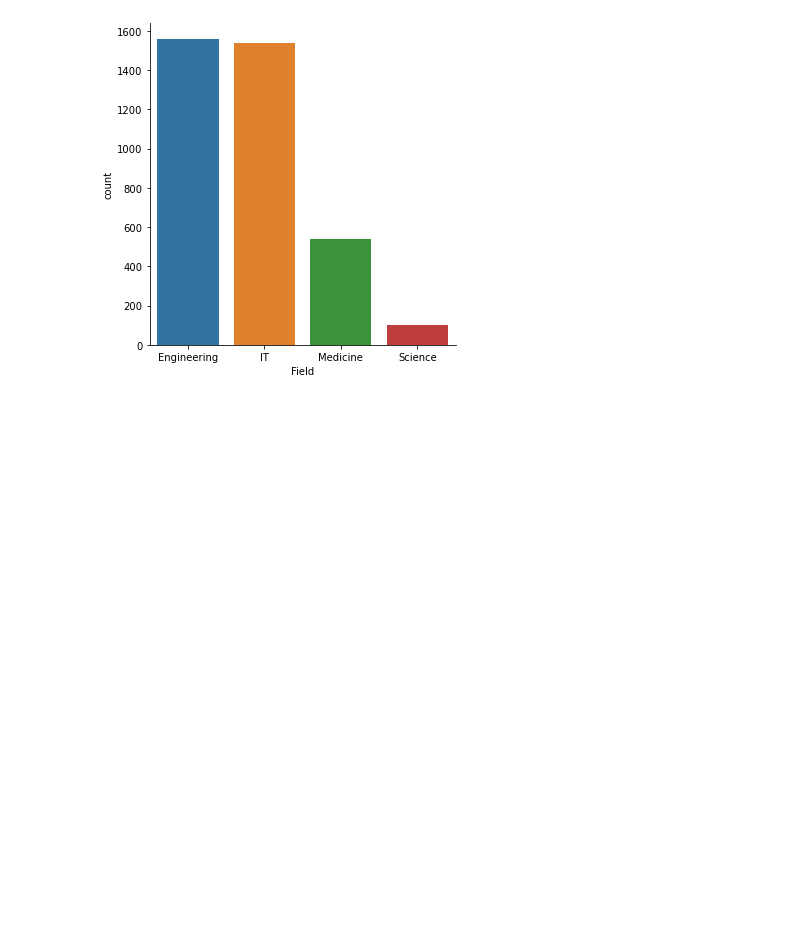
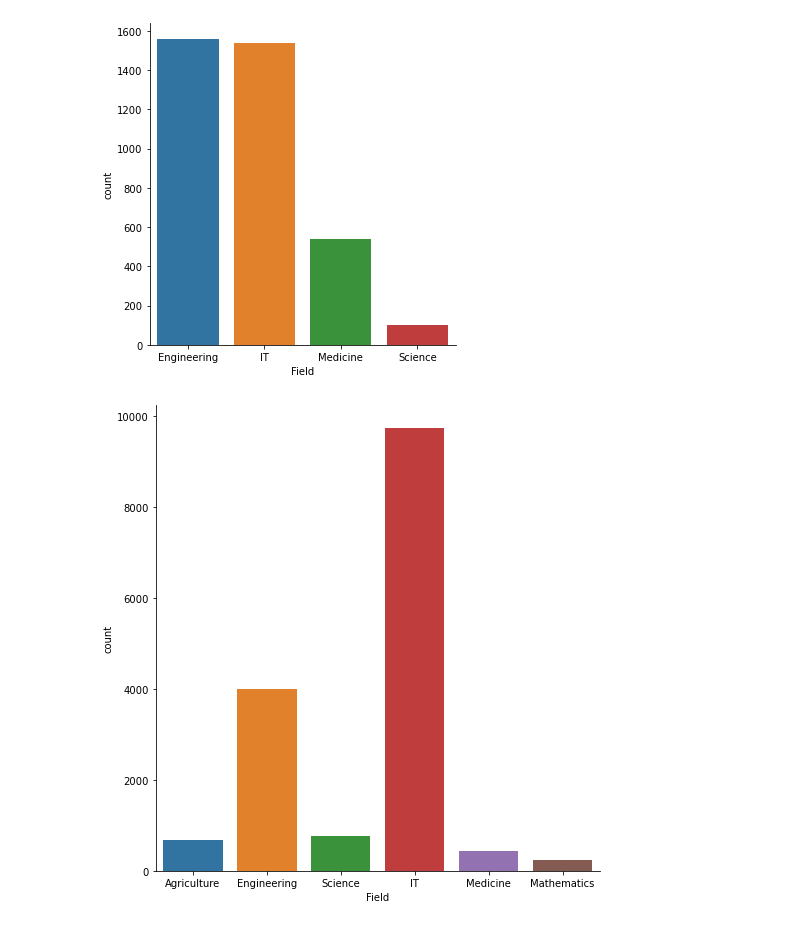
Before and after one commit to mcbsanchez/Trifacta-DATAPRE, a Jupyter notebook: MCO1/Trifacta_Jobs_Compiled_salary_exp_definition.ipynb, the cells around one changed output. Saved outputs shown, nothing was run; the diff lists cells and outputs as text; code cells hidden in the pictures; blank space fills up the shorter version.

```diff
--- a/MCO1/Trifacta_Jobs_Compiled_salary_exp_definition.ipynb
+++ b/MCO1/Trifacta_Jobs_Compiled_salary_exp_definition.ipynb
@@ -5672,7 +5672,9 @@ PinoyJobs_Fields = sns.catplot(x="Field", kind="count", data=PINOYJOBS_COMPILED_
 # %% [output]
 [figure]
 # %%
-Joblum_Field = sns.catplot(x="Field", kind="count", data=JOBLUM_COMPILED_DF)
+Joblum_Field = sns.catplot(x="Field", kind="count", height=7, data=JOBLUM_COMPILED_DF)
+# %% [output]
+[figure, added]
 # %%
 #Create PieChart JOBS_COMPILED_DF
 JOBS_GB_Field = JOBS_COMPILED_DF.groupby(["Field"]).size().reset_index(name='counts')
```
Also changed, not shown: parts of 4 cells of this notebook.
